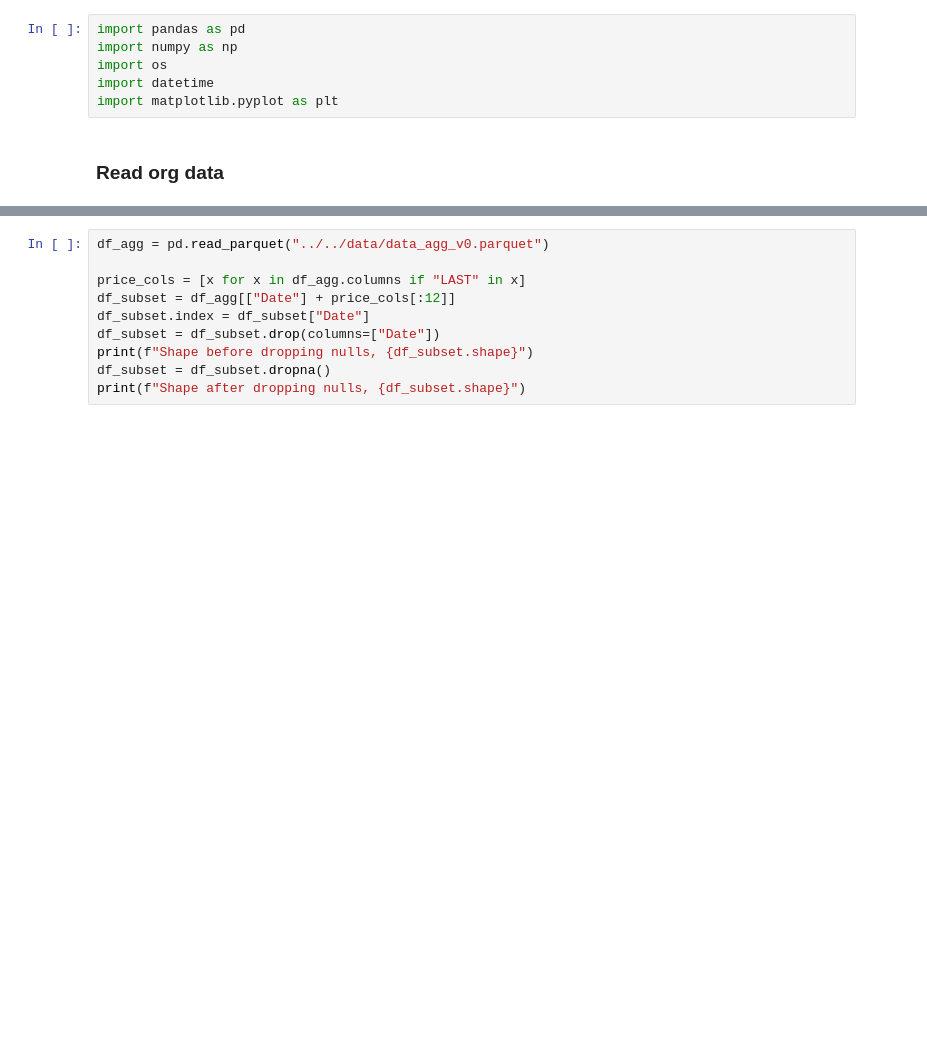
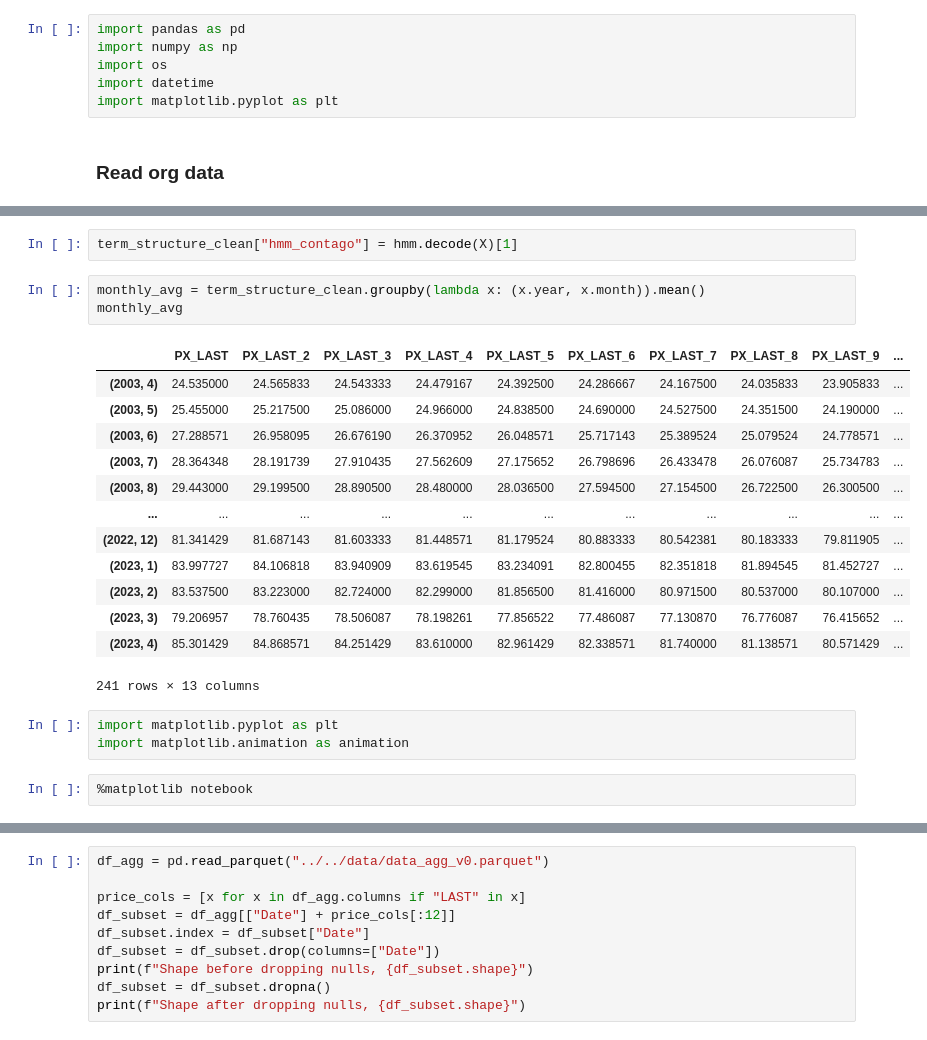
Before and after one commit to ashish1610dhiman/statistical_factors_brent, a Jupyter notebook: notebooks/ashish/c1.hmm_gmm_contago.ipynb, the cells around one changed output, grey strips where cells are left out. Drawn from its saved outputs; the diff is of its cells as text; blank space fills up the shorter version.

```diff
--- a/notebooks/ashish/c1.hmm_gmm_contago.ipynb
+++ b/notebooks/ashish/c1.hmm_gmm_contago.ipynb
@@ -29,0 +131,24 @@ diff_pca
+# %%
+term_structure_clean["hmm_contago"] = hmm.decode(X)[1]
+# %%
+monthly_avg = term_structure_clean.groupby(lambda x: (x.year, x.month)).mean()
+monthly_avg
+# %% [output]
+|  | PX_LAST | PX_LAST_2 | PX_LAST_3 | PX_LAST_4 | PX_LAST_5 | PX_LAST_6 | PX_LAST_7 | PX_LAST_8 | PX_LAST_9 | ... |
+| (2003, 4) | 24.535000 | 24.565833 | 24.543333 | 24.479167 | 24.392500 | 24.286667 | 24.167500 | 24.035833 | 23.905833 | ... |
+| (2003, 5) | 25.455000 | 25.217500 | 25.086000 | 24.966000 | 24.838500 | 24.690000 | 24.527500 | 24.351500 | 24.190000 | ... |
+| (2003, 6) | 27.288571 | 26.958095 | 26.676190 | 26.370952 | 26.048571 | 25.717143 | 25.389524 | 25.079524 | 24.778571 | ... |
+| (2003, 7) | 28.364348 | 28.191739 | 27.910435 | 27.562609 | 27.175652 | 26.798696 | 26.433478 | 26.076087 | 25.734783 | ... |
+| (2003, 8) | 29.443000 | 29.199500 | 28.890500 | 28.480000 | 28.036500 | 27.594500 | 27.154500 | 26.722500 | 26.300500 | ... |
+| ... | ... | ... | ... | ... | ... | ... | ... | ... | ... | ... |
+| (2022, 12) | 81.341429 | 81.687143 | 81.603333 | 81.448571 | 81.179524 | 80.883333 | 80.542381 | 80.183333 | 79.811905 | ... |
+| (2023, 1) | 83.997727 | 84.106818 | 83.940909 | 83.619545 | 83.234091 | 82.800455 | 82.351818 | 81.894545 | 81.452727 | ... |
+| (2023, 2) | 83.537500 | 83.223000 | 82.724000 | 82.299000 | 81.856500 | 81.416000 | 80.971500 | 80.537000 | 80.107000 | ... |
+| (2023, 3) | 79.206957 | 78.760435 | 78.506087 | 78.198261 | 77.856522 | 77.486087 | 77.130870 | 76.776087 | 76.415652 | ... |
+| (2023, 4) | 85.301429 | 84.868571 | 84.251429 | 83.610000 | 82.961429 | 82.338571 | 81.740000 | 81.138571 | 80.571429 | ... |
+241 rows × 13 columns
+# %%
+import matplotlib.pyplot as plt
+import matplotlib.animation as animation
+# %%
+%matplotlib notebook
```
Also changed, not shown: parts of 22 cells of this notebook, 2 other files.
